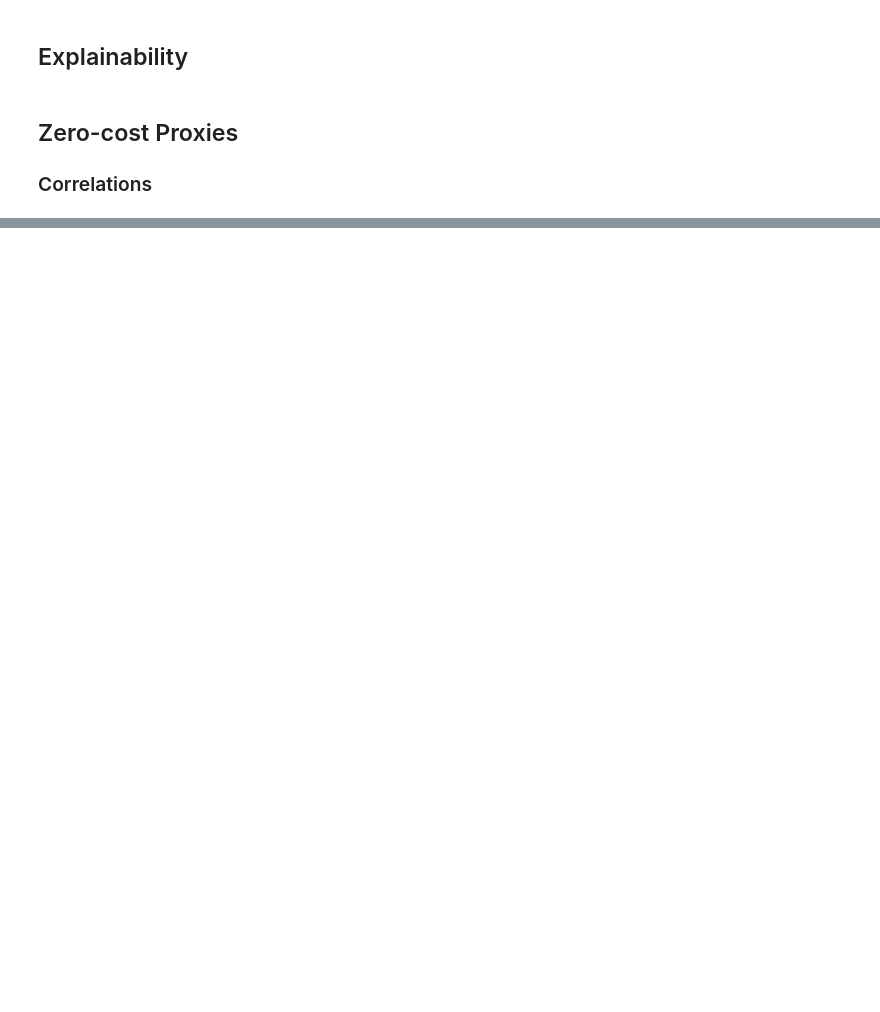
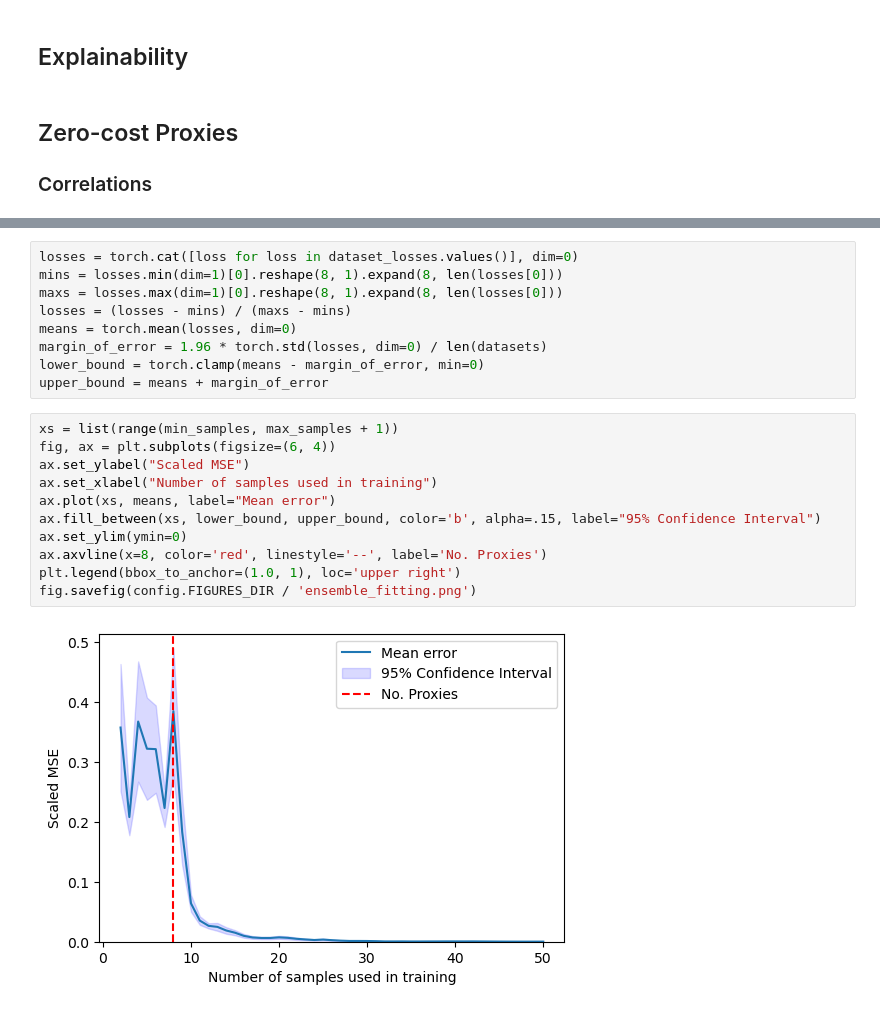
Before and after one commit to harryknighton/drug-discovery-automl, a Jupyter notebook: src/notebooks/evaluation.ipynb, the cells around one changed output, grey strips where cells are left out. Drawn from its saved outputs; the diff is of its cells as text; blank space fills up the shorter version.

```diff
--- a/src/notebooks/evaluation.ipynb
+++ b/src/notebooks/evaluation.ipynb
@@ -185,0 +308,22 @@ fig.savefig(config.FIGURES_DIR / 'metric_proxy_correlations.png')
+# %%
+losses = torch.cat([loss for loss in dataset_losses.values()], dim=0)
+mins = losses.min(dim=1)[0].reshape(8, 1).expand(8, len(losses[0]))
+maxs = losses.max(dim=1)[0].reshape(8, 1).expand(8, len(losses[0]))
+losses = (losses - mins) / (maxs - mins)
+means = torch.mean(losses, dim=0)
+margin_of_error = 1.96 * torch.std(losses, dim=0) / len(datasets)
+lower_bound = torch.clamp(means - margin_of_error, min=0)
+upper_bound = means + margin_of_error
+# %%
+xs = list(range(min_samples, max_samples + 1))
+fig, ax = plt.subplots(figsize=(6, 4))
+ax.set_ylabel("Scaled MSE")
+ax.set_xlabel("Number of samples used in training")
+ax.plot(xs, means, label="Mean error")
+ax.fill_between(xs, lower_bound, upper_bound, color='b', alpha=.15, label="95% Confidence Interval")
+ax.set_ylim(ymin=0)
+ax.axvline(x=8, color='red', linestyle='--', label='No. Proxies')
+plt.legend(bbox_to_anchor=(1.0, 1), loc='upper right')
+fig.savefig(config.FIGURES_DIR / 'ensemble_fitting.png')
+# %% [output]
+[figure, added]
```
Also changed, not shown: parts of 12 cells of this notebook.
